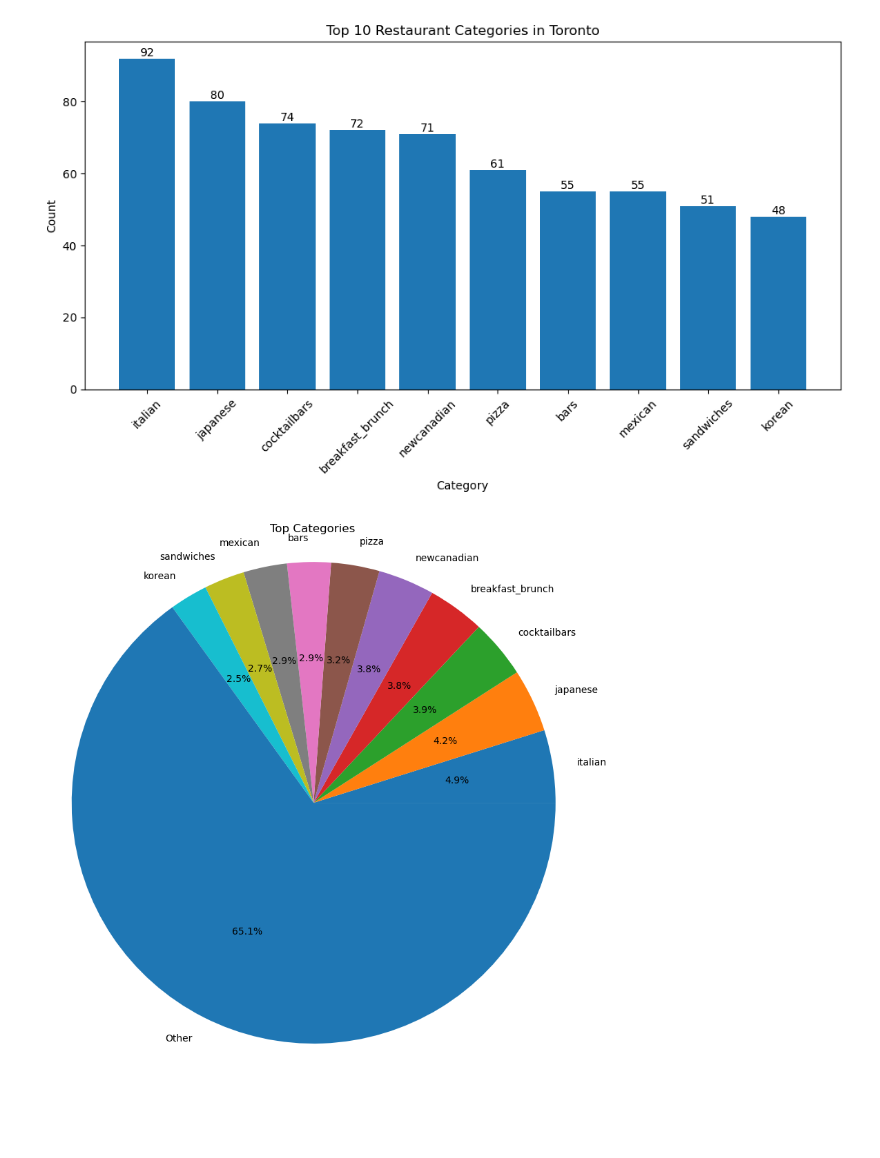
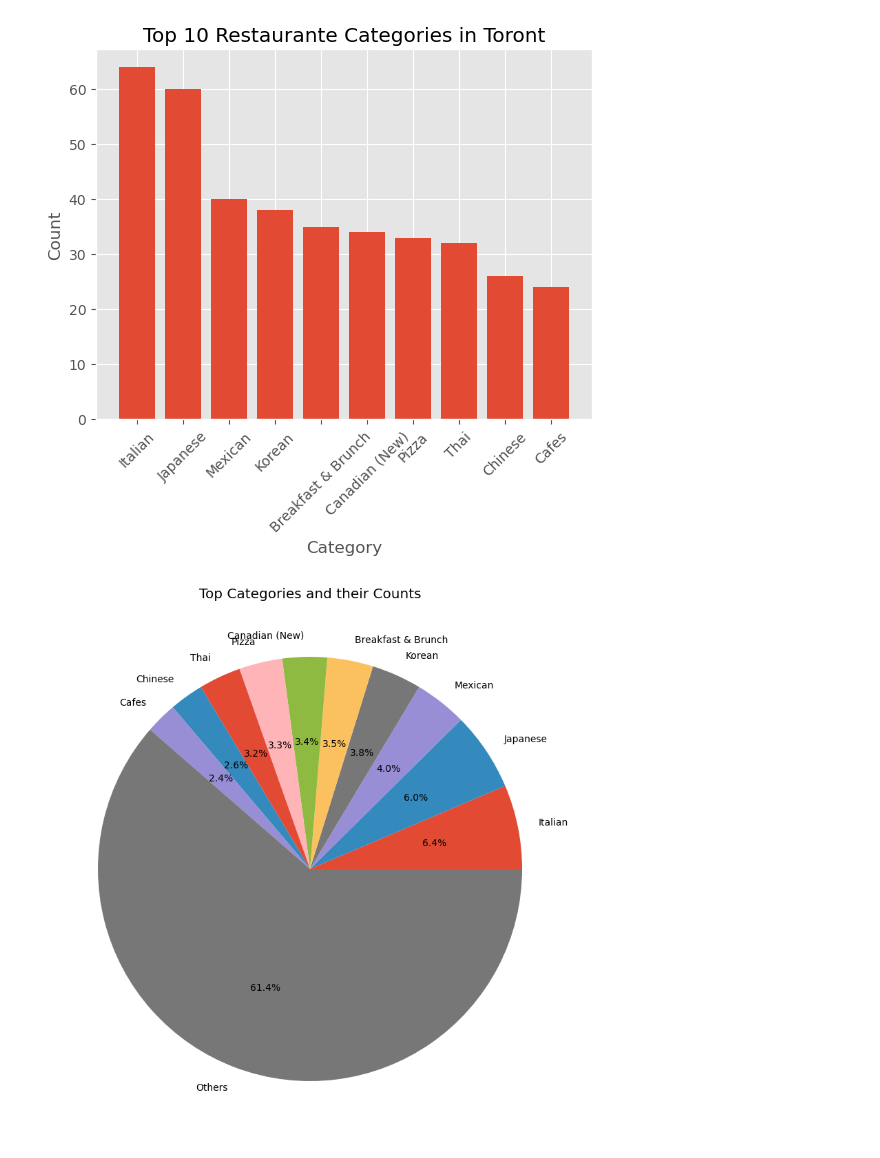
Before and after one commit to Weitongcai/Project-3, a Jupyter notebook: Project 3 - Mia/category.ipynb, the cells around one changed output. Saved outputs shown, nothing was run; the diff lists cells and outputs as text; code cells hidden in the pictures; blank space fills up the shorter version.

```diff
--- a/Project 3 - Mia/category.ipynb
+++ b/Project 3 - Mia/category.ipynb
@@ -121,0 +68,4 @@ print(top_10_categories)
+# %%
+#convert above list into a dataframe
+df = pd.DataFrame (all_businesses)
+df.head()
@@ -121,0 +79,6 @@ print(top_10_categories)
+# %%
+#pick only columns that related to our analysis
+columns_to_drop = ['id', 'alias', 'image_url', 'is_closed', 'coordinates', 'transactions', 'phone', 'display_phone', 'distance']
+columns_existing = set(df.columns).intersection(columns_to_drop)
+df = df.drop(columns_existing, axis=1)
+df.head()
@@ -121,0 +92,7 @@ print(top_10_categories)
+# %%
+#only extract the 'title' from 'categories' column
+def extract_title(cell):
+    title = cell[0]['title']
+    return title.strip()
+df['categories'] = df['categories'].apply(extract_title)
+df.head()
@@ -121,0 +124,10 @@ print(top_10_categories)
+# %%
+#sort top 10 categories
+category_counts = df['categories'].value_counts()
+top_10_categories = category_counts.head(10)
+other_count = category_counts[10:].sum()
+
+top_categories_df = pd.DataFrame({'Category': top_10_categories.index.tolist() + ['Others'],
+                                  'Count': top_10_categories.tolist() + [other_count]})
+
+print(top_categories_df)
@@ -122,26 +147,22 @@ print(top_10_categories)
 # %%
-plt.figure(figsize=(10, 6))
+#plot the top 10 restaurant categories into a bar chart
+top_10_categories = top_categories_df[top_categories_df['Category'] != 'Others']
+
+plt.style.use('ggplot')
 plt.bar(top_10_categories['Category'], top_10_categories['Count'])
-
-# Add value labels on each bar
-for i, count in enumerate(top_10_categories['Count']):
-    plt.text(i, count, str(count), ha='center', va='bottom')
-
 plt.xlabel('Category')
 plt.ylabel('Count')
-plt.title('Top 10 Restaurant Categories in Toronto')
+plt.title('Top 10 Restaurante Categories in Toront')
 plt.xticks(rotation=45)
-plt.tight_layout()
 plt.show()
 # %% [output]
-[figure, old version]
+[figure, new version]
 # %%
+#plot categories into a pie chart
 plt.figure(figsize=(10, 10))
-plt.pie(top_10_categories['Count'], labels=top_10_categories['Category'], autopct='%1.1f%%')
-plt.title('Top Categories')
-plt.axis('equal')
-
-# Display the pie chart
+plt.style.use('ggplot')
+plt.pie(top_categories_df['Count'], labels=top_categories_df['Category'], autopct='%1.1f%%')
+plt.title('Top Categories and their Counts')
 plt.show()
 # %% [output]
-[figure, old version]
+[figure, new version]
```
Also changed, not shown: parts of 14 cells of this notebook.
